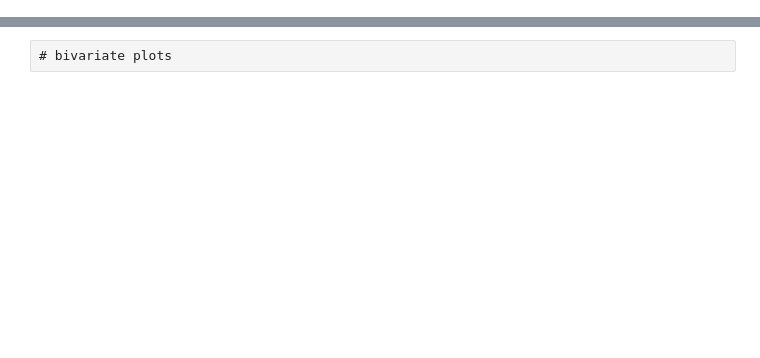
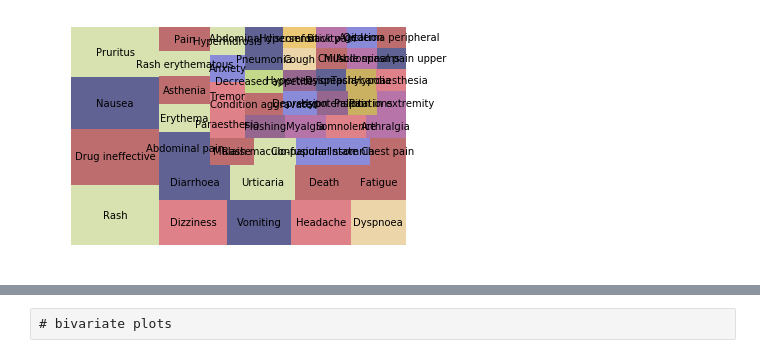
Before and after one commit to laetitiatam/ckme136, a Jupyter notebook: Explore CVADR.ipynb, the cells around one changed output, grey strips where cells are left out. Cells and saved outputs as stored; diff of their text form; code cells hidden in the pictures; blank space fills up the shorter version.

```diff
--- a/Explore CVADR.ipynb
+++ b/Explore CVADR.ipynb
@@ -160,3 +139,36 @@ ax = sns.distplot(x, axlabel='atomic mass', kde=False)
+# %%
+y = cvadr[['ROW_ID','REACTION','SOC']]
+x = y.groupby('REACTION')['ROW_ID'].count().reset_index()
+x.columns = ['REACTION', 'ROW_COUNT']
+z = x.merge(y, how='left', on='REACTION')[['REACTION','SOC','ROW_COUNT']]
+z = z.drop_duplicates()
+
+soc_list = list(z.SOC.unique())
+color_range = list(np.linspace(0, 1, len(soc_list), endpoint=False))
+colors = [plt.cm.tab20b(x) for x in color_range]
+color_dict = dict(zip(soc_list, colors))
+color_dict
+color_df = pd.DataFrame.from_dict(color_dict, orient='Index', columns=['r','g', 'b', 'a']).reset_index()
+color_df['rgba'] = list(zip(color_df['r'], color_df['g'], color_df['b'], color_df['a']))
+color_df = color_df[['index','rgba']]
+color_df.columns = ['SOC','RGBA']
+
+# limit to top 50
+z = z.merge(color_df).sort_values(by='ROW_COUNT', ascending=False).head(50)
+# %%
+# libraries
+import matplotlib.pyplot as plt
+import squarify    # pip install squarify (algorithm for treemap)
+
+#norm = matplotlib.colors.Normalize(vmin=min(dataAssists.A), vmax=max(dataAssists.A))
+#colors = [matplotlib.cm.Blues(norm(value)) for value in dataAssists.A]
+
+#= pd.DataFrame({'nb_people':[8,3,4,2], 'group':["group A", "group B", "group C", "group D"] })
+squarify.plot(sizes=z['ROW_COUNT'], label=z['REACTION'], color = z['RGBA'], alpha=.8 )
+plt.axis('off')
+plt.show()
+# %% [output]
+[figure, added]
 # %%
 # tree plot of atc category
 # T/F for colour
```
Also changed, not shown: parts of 57 cells of this notebook.
